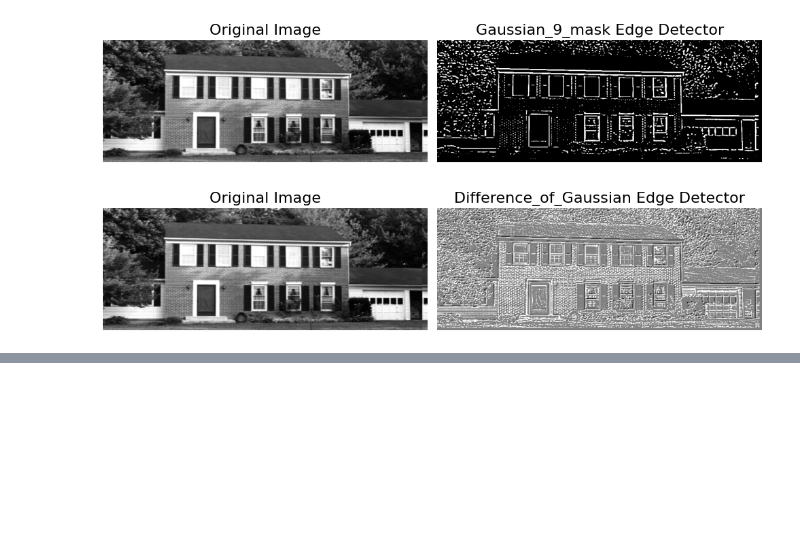
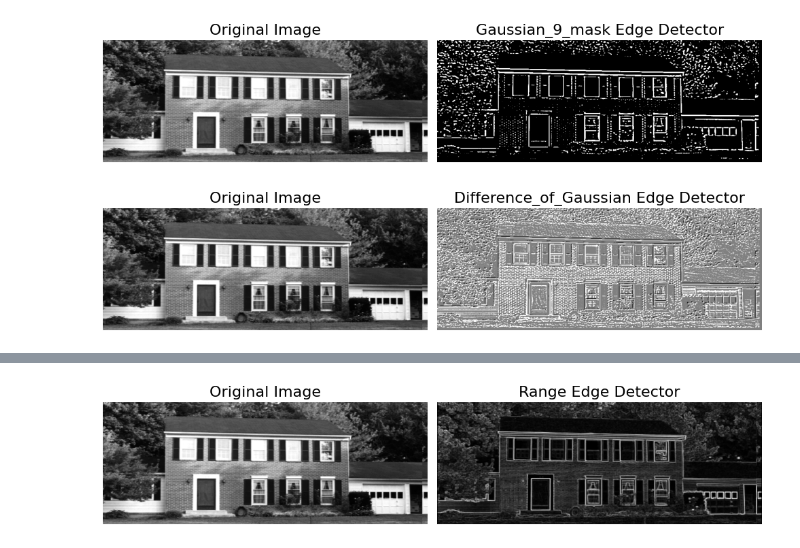
Before and after one commit to SamaMostafa03/Image_Processing_Algo, a Jupyter notebook: Edge-Detector/edges.ipynb, the cells around one changed output, grey strips where cells are left out. Saved outputs shown, nothing was run; the diff lists cells and outputs as text; code cells hidden in the pictures; blank space fills up the shorter version.

```diff
--- a/Edge-Detector/edges.ipynb
+++ b/Edge-Detector/edges.ipynb
@@ -300,0 +366,20 @@ show_results(output_array=difference_of_gaussian_array, output_image_name="Diffe
+# %%
+def apply_range_edge(range_size,image_array):
+    output_array = np.zeros_like(image_array)
+    offset = int(range_size / 2)
+    for row in range(offset, height - offset):
+        for column in range(offset, width - offset):
+            max_pixel = 0
+            min_pixel = 300
+            for i in range(-1*offset, offset+1):
+                for j in range(-1*offset, offset+1):
+                    max_pixel = max(max_pixel , image_array[row + i, column + j])
+                    min_pixel = min(min_pixel , image_array[row + i, column + j])
+            output_array[row, column] = max_pixel-min_pixel
+    return output_array
+# %%
+range_array = apply_range_edge(3,image_array)
+
+show_results(output_array=range_array, output_image_name="Range")
+# %% [output]
+[figure, added]
```
Also changed, not shown: parts of 7 cells of this notebook, 3 other files.
